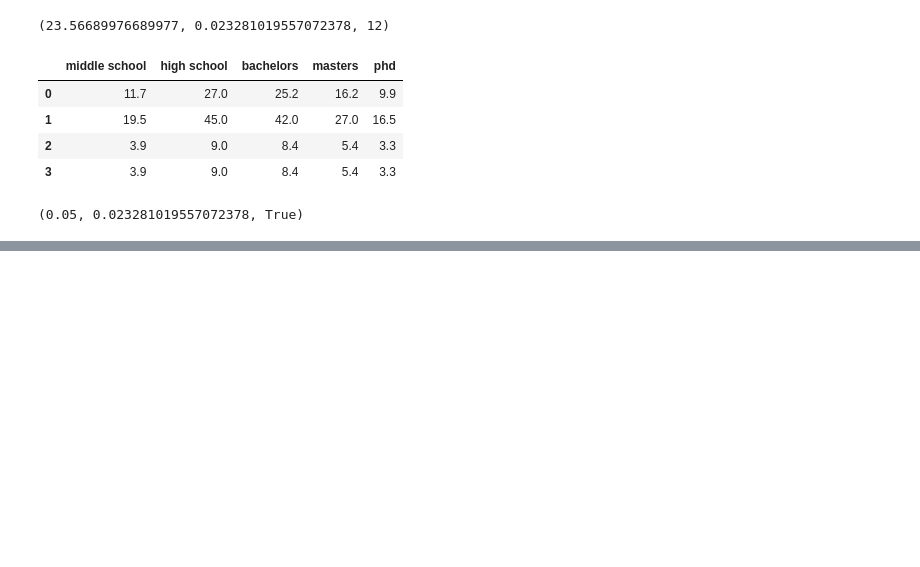
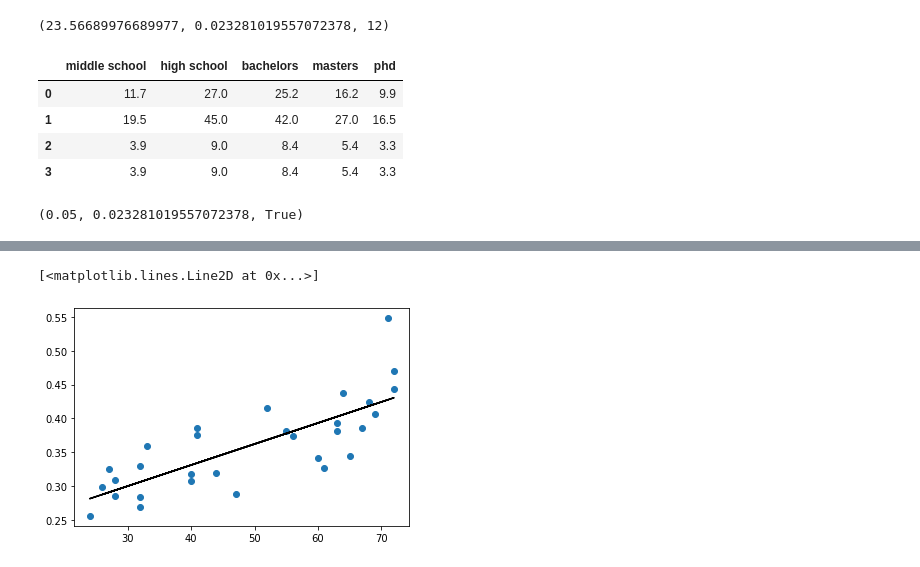
Before and after one commit to NishantBaheti/MachineLearningExploration, a Jupyter notebook: PracticalStatistics/Hypothesis.ipynb, the cells around one changed output, grey strips where cells are left out. Drawn from its saved outputs; the diff is of its cells as text; code cells hidden in the pictures; blank space fills up the shorter version.

```diff
--- a/PracticalStatistics/Hypothesis.ipynb
+++ b/PracticalStatistics/Hypothesis.ipynb
@@ -1098,0 +1193,11 @@ anova_lm(*args, **kwargs)
+# %%
+model1 = smf.ols('cons ~ temp',data= df )
+model1 = model1.fit()
+# %%
+preds = model1.predict(df['temp'])
+# %%
+plt.scatter(df['temp'],df['cons'])
+plt.plot(df['temp'],preds,'k')
+# %% [output]
+[<matplotlib.lines.Line2D at 0x...>]
+[figure, added]
```
Also changed, not shown: parts of 68 cells of this notebook, 2 other files.
